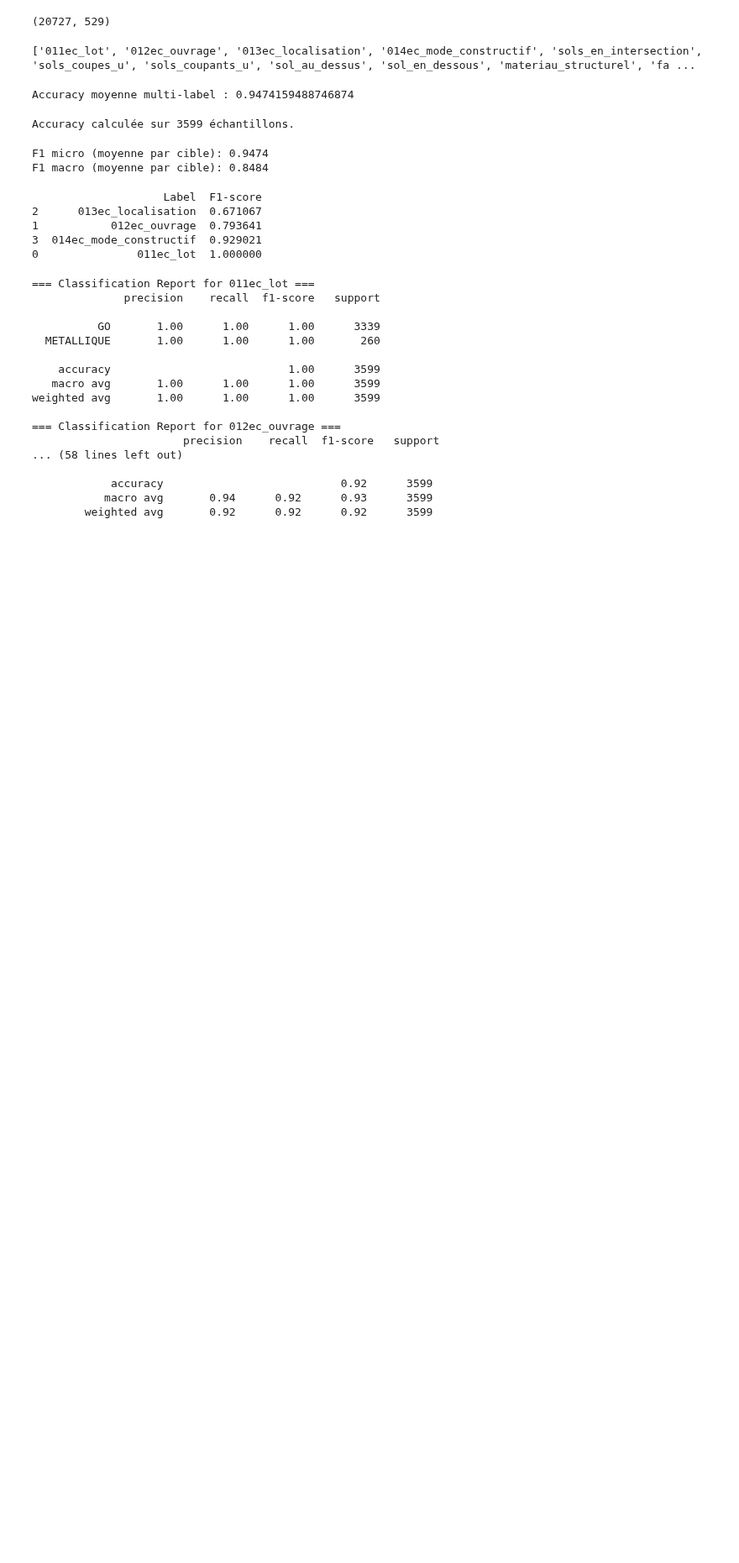
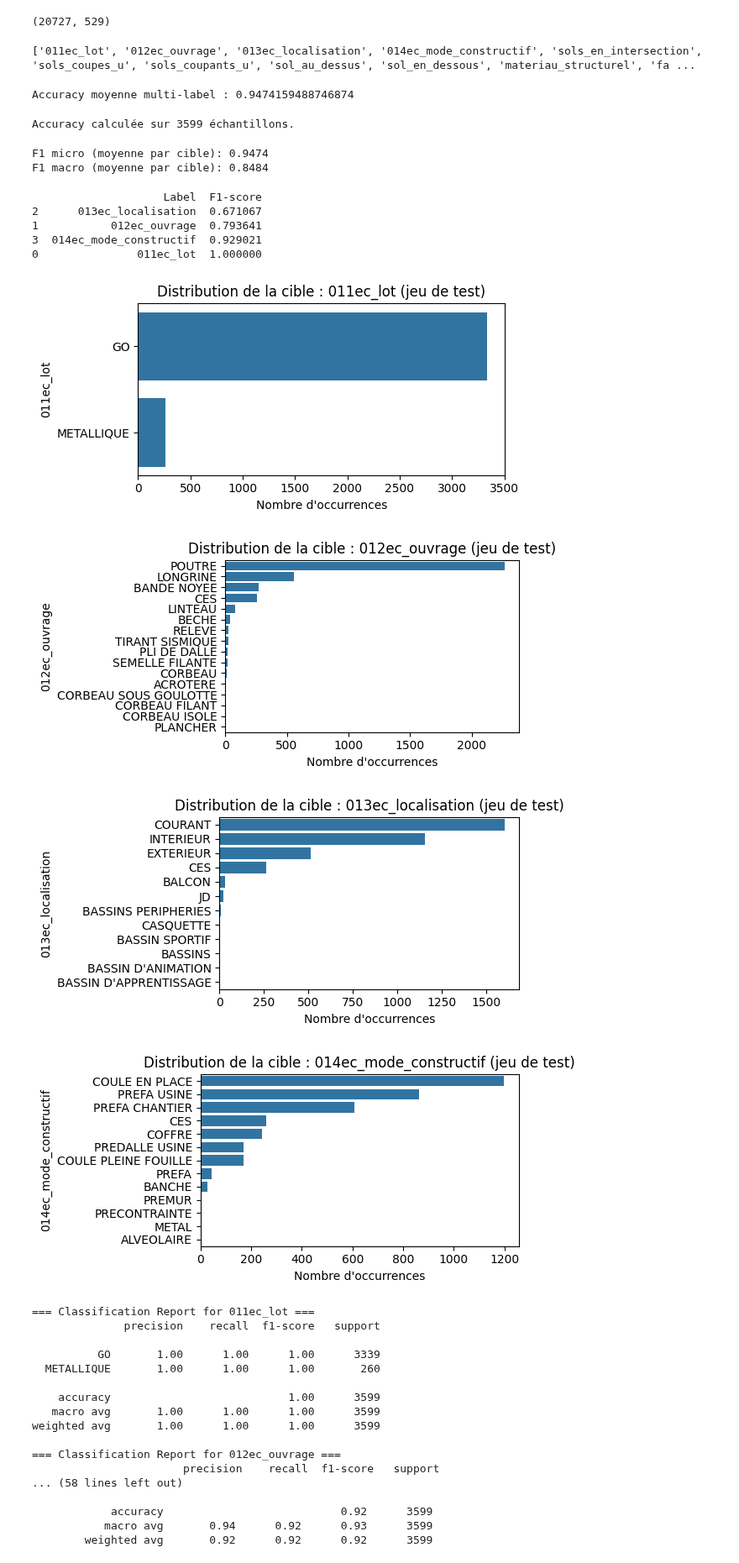
Before and after one commit to fqbq69/BIMpredict-, a Jupyter notebook: notebooks/fabian/KNNpoutres.ipynb, the cells around one changed output. Shown at 84% size. Saved outputs shown, nothing was run; the diff lists cells and outputs as text; code cells hidden in the pictures; blank space fills up the shorter version.

```diff
--- a/notebooks/fabian/KNNpoutres.ipynb
+++ b/notebooks/fabian/KNNpoutres.ipynb
@@ -235,6 +235,24 @@ print(f1_report)
 1           012ec_ouvrage  0.793641
 3  014ec_mode_constructif  0.929021
 0               011ec_lot  1.000000
+# %%
+import matplotlib.pyplot as plt
+import seaborn as sns
+
+# Afficher la distribution de chaque cible sur y_test
+for col in y_test.columns:
+    plt.figure(figsize=(6, 3))
+    sns.countplot(y=y_test[col], order=y_test[col].value_counts().index)
+    plt.title(f"Distribution de la cible : {col} (jeu de test)")
+    plt.xlabel("Nombre d'occurrences")
+    plt.ylabel(col)
+    plt.tight_layout()
+    plt.show()
+# %% [output]
+[figure, added]
+[figure, added]
+[figure, added]
+[figure, added]
 # %%
 from sklearn.metrics import classification_report
 
```
